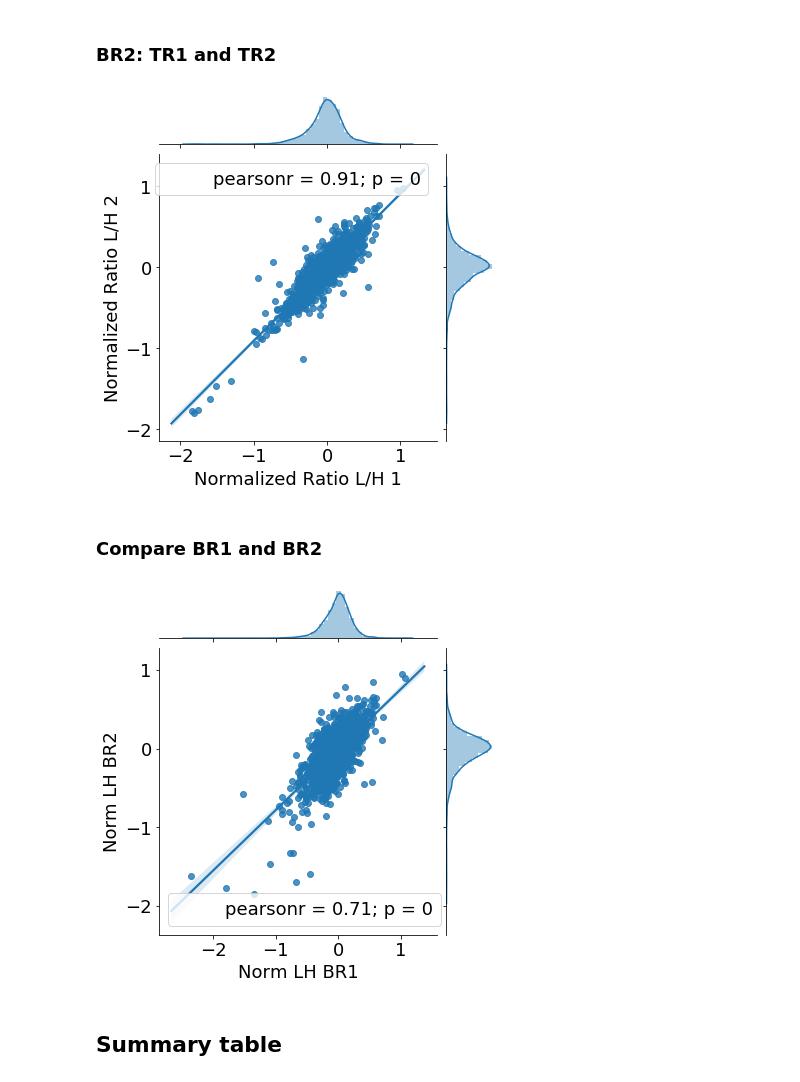
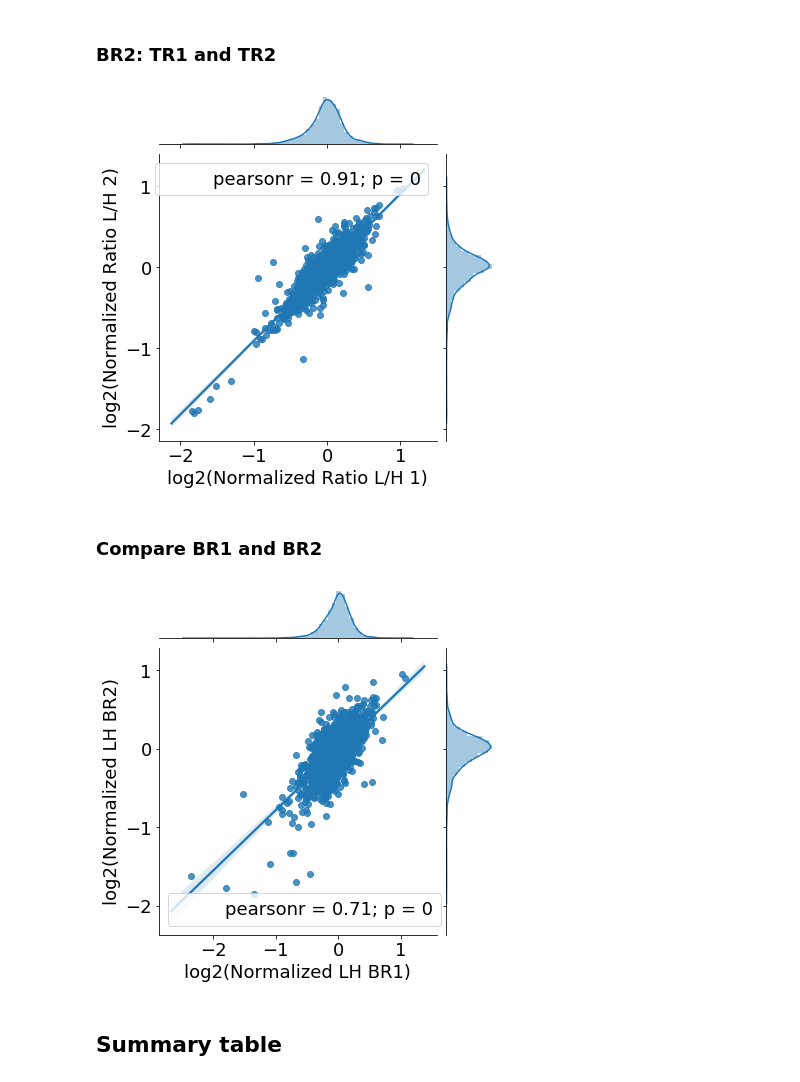
Before and after one commit to esanal/pcdh_notebook, a Jupyter notebook: analysis.ipynb, the cells around one changed output. Drawn from its saved outputs; the diff is of its cells as text; code cells hidden in the pictures.

```diff
--- a/analysis.ipynb
+++ b/analysis.ipynb
@@ -38,12 +38,12 @@ for i in proteins.index:
 proteins['UniprotID'] = proteins['Protein IDs'].str.split(';').str[0]
 #normalizing the protein ratios by median & reverse the ratio to L/H
 #for combined
-proteins['Normalized Ratio L/H'] = -1*np.log2(proteins['Ratio H/L'] / proteins['Ratio H/L'].median())
+proteins['log2(Normalized Ratio L/H)'] = -1*np.log2(proteins['Ratio H/L'] / proteins['Ratio H/L'].median())
 #and replicates
-proteins['Normalized Ratio L/H IEF1_1'] = -1*np.log2(proteins['Ratio H/L IEF1_1'] / proteins['Ratio H/L IEF1_1'].median())
-proteins['Normalized Ratio L/H IEF1_2'] = -1*np.log2(proteins['Ratio H/L IEF1_2'] / proteins['Ratio H/L IEF1_2'].median())
-proteins['Normalized Ratio L/H IEF2_1'] = -1*np.log2(proteins['Ratio H/L IEF2_1'] / proteins['Ratio H/L IEF2_1'].median())
-proteins['Normalized Ratio L/H IEF2_2'] = -1*np.log2(proteins['Ratio H/L IEF2_2'] / proteins['Ratio H/L IEF2_2'].median())
+proteins['log2(Normalized Ratio L/H IEF1_1)'] = -1*np.log2(proteins['Ratio H/L IEF1_1'] / proteins['Ratio H/L IEF1_1'].median())
+proteins['log2(Normalized Ratio L/H IEF1_2)'] = -1*np.log2(proteins['Ratio H/L IEF1_2'] / proteins['Ratio H/L IEF1_2'].median())
+proteins['log2(Normalized Ratio L/H IEF2_1)'] = -1*np.log2(proteins['Ratio H/L IEF2_1'] / proteins['Ratio H/L IEF2_1'].median())
+proteins['log2(Normalized Ratio L/H IEF2_2)'] = -1*np.log2(proteins['Ratio H/L IEF2_2'] / proteins['Ratio H/L IEF2_2'].median())
 # %% [markdown]
 ### Normality test
 # %%
@@ -61,9 +61,10 @@ KstestResult(statistic=0.32037751942607473, pvalue=0.0)
 # %%
 #Find significantly up and down regulated proteins
 #90% confidence interval median absoulute deviation
-median = proteins['Normalized Ratio L/H'].median()
-MAD = np.absolute(proteins['Normalized Ratio L/H']-median).median() * 1.4826
-proteins['significant'] = np.absolute(proteins['Normalized Ratio L/H']-median)/MAD > 1.645
+median = proteins['log2(Normalized Ratio L/H)'].median()
+MAD = np.absolute(proteins['log2(Normalized Ratio L/H)']-median).median() * 1.4826
+proteins['Deviation from MAD'] = np.absolute(proteins['log2(Normalized Ratio L/H)']-median)/ MAD
+proteins['significant'] = np.absolute(proteins['log2(Normalized Ratio L/H)']-median)/MAD > 1.645
 #select the significats and save
 significants = proteins[(proteins['significant'] == True)]
 significants.to_csv('results/Significants_90.txt', sep='\t', index=False)
@@ -174,25 +175,25 @@ plt.savefig('figures/BR1_TR1&TR2_correlation.svg')
 ### BR2: TR1 and TR2
 # %%
 #BR2: TR1 and TR2
-br2_tr1_tr2 = sns.jointplot(x="Normalized Ratio L/H 1", y="Normalized Ratio L/H 2", data=proteins_br2, kind="reg")
+br2_tr1_tr2 = sns.jointplot(x="log2(Normalized Ratio L/H 1)", y="log2(Normalized Ratio L/H 2)", data=proteins_br2, kind="reg")
 br2_tr1_tr2.annotate(stats.pearsonr)
 plt.savefig('figures/BR2_TR1&TR2_correlation.svg')
 # %% [output]
-[figure, old version]
+[figure, new version]
 # %% [markdown]
 ### Compare BR1 and BR2
 # %%
 # Compare BR1 and BR2 (maxquant report of the main combined protein list)
-proteins['Norm LH BR1'] = (proteins['Normalized Ratio L/H IEF1_1'] + proteins['Normalized Ratio L/H IEF1_2']) / 2
-proteins['Norm LH BR2'] = (proteins['Normalized Ratio L/H IEF2_1'] + proteins['Normalized Ratio L/H IEF2_2']) / 2
-g=sns.jointplot(x="Norm LH BR1", y="Norm LH BR2", data=proteins, kind="reg")
+proteins['log2(Normalized LH BR1)'] = (proteins['log2(Normalized Ratio L/H IEF1_1)'] + proteins['log2(Normalized Ratio L/H IEF1_2)']) / 2
+proteins['log2(Normalized LH BR2)'] = (proteins['log2(Normalized Ratio L/H IEF2_1)'] + proteins['log2(Normalized Ratio L/H IEF2_2)']) / 2
+g=sns.jointplot(x="log2(Normalized LH BR1)", y="log2(Normalized LH BR2)", data=proteins, kind="reg")
 g.annotate(stats.pearsonr)
 plt.savefig('figures/BR1&BR2_correlation.svg')
 # Corr. of seperate analysis
 #br_merged = proteins_br1.merge(proteins_br2, left_on="Protein IDs", right_on="Protein IDs")
 #sns.jointplot(x="Normalized Ratio L/H_x", y="Normalized Ratio L/H_y", data=br_merged, kind="reg")
 # %% [output]
-[figure, old version]
+[figure, new version]
 # %% [markdown]
 ## Summary table
 # %%
```
Also changed, not shown: parts of 6 cells of this notebook, 12 other files.
